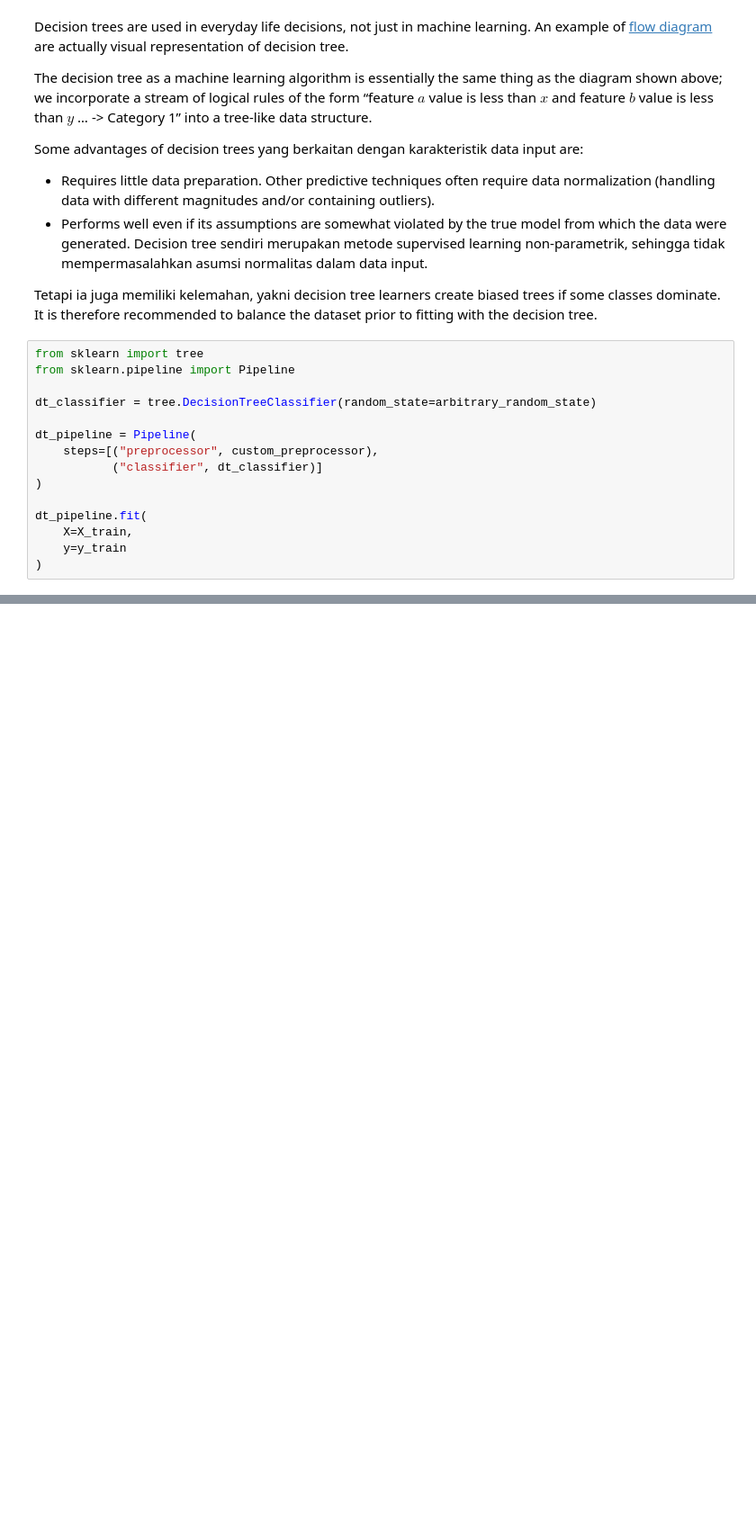
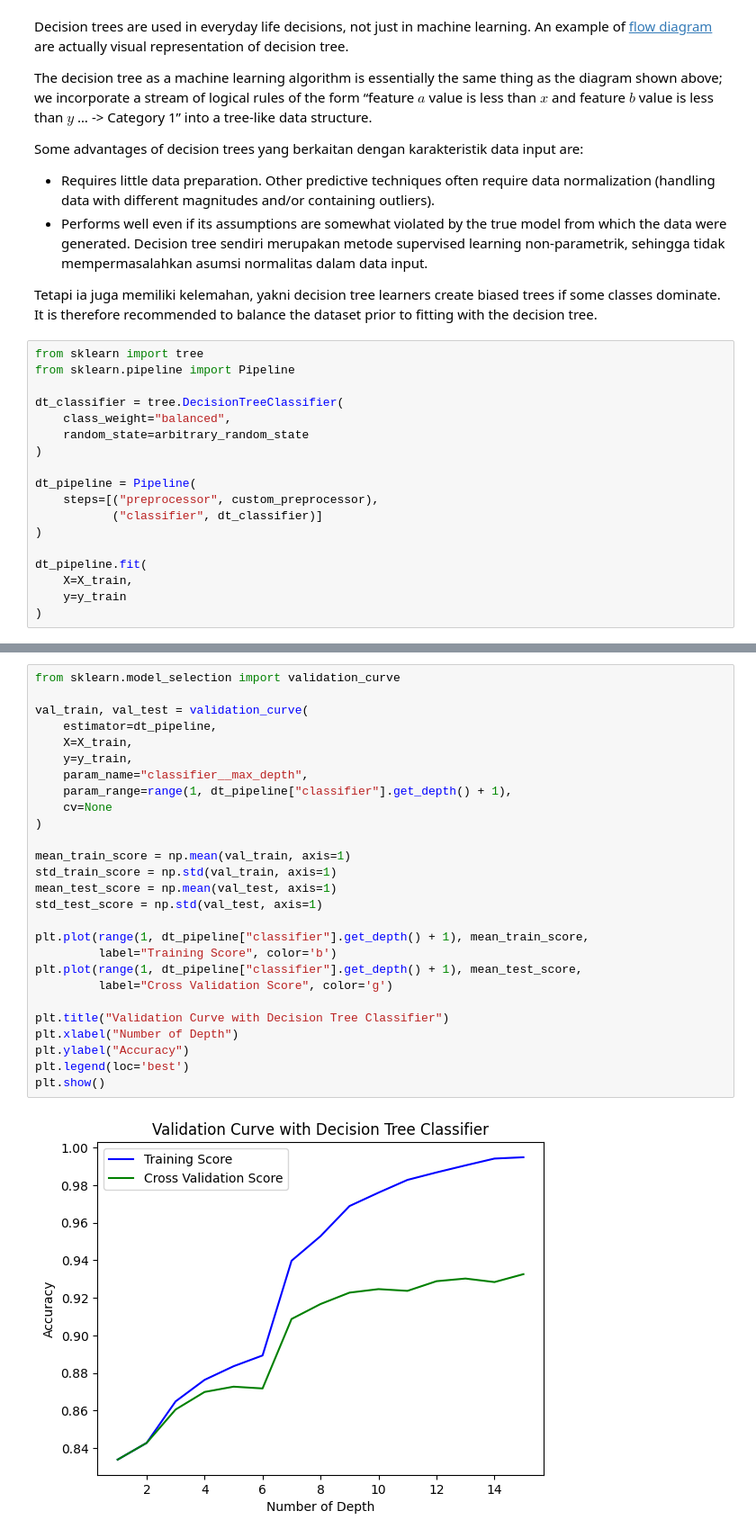
Before and after one commit to garudapaksi-yusuf/Iranian_Telecom_Churn, a Jupyter notebook: notebook/notebook.ipynb, the cells around one changed output, grey strips where cells are left out. Shown at 90% size. Saved outputs shown, nothing was run; the diff lists cells and outputs as text; blank space fills up the shorter version.

Commit message:
DT: tuning with depth & features

```diff
--- a/notebook/notebook.ipynb
+++ b/notebook/notebook.ipynb
@@ -1510,7 +1474,10 @@ Tetapi ia juga memiliki kelemahan, yakni decision tree learners create biased tr
 from sklearn import tree
 from sklearn.pipeline import Pipeline
 
-dt_classifier = tree.DecisionTreeClassifier(random_state=arbitrary_random_state)
+dt_classifier = tree.DecisionTreeClassifier(
+    class_weight="balanced",
+    random_state=arbitrary_random_state
+)
 
 dt_pipeline = Pipeline(
     steps=[("preprocessor", custom_preprocessor),
@@ -1549,0 +1566,29 @@ graph
+# %%
+from sklearn.model_selection import validation_curve
+
+val_train, val_test = validation_curve(
+    estimator=dt_pipeline,
+    X=X_train,
+    y=y_train,
+    param_name="classifier__max_depth",
+    param_range=range(1, dt_pipeline["classifier"].get_depth() + 1),
+    cv=None
+)
+
+mean_train_score = np.mean(val_train, axis=1)
+std_train_score = np.std(val_train, axis=1)
+mean_test_score = np.mean(val_test, axis=1)
+std_test_score = np.std(val_test, axis=1)
+
+plt.plot(range(1, dt_pipeline["classifier"].get_depth() + 1), mean_train_score,
+         label="Training Score", color='b')
+plt.plot(range(1, dt_pipeline["classifier"].get_depth() + 1), mean_test_score,
+         label="Cross Validation Score", color='g')
+
+plt.title("Validation Curve with Decision Tree Classifier")
+plt.xlabel("Number of Depth")
+plt.ylabel("Accuracy")
+plt.legend(loc='best')
+plt.show()
+# %% [output]
+[figure, added]
```
Also changed, not shown: parts of 21 cells of this notebook.
